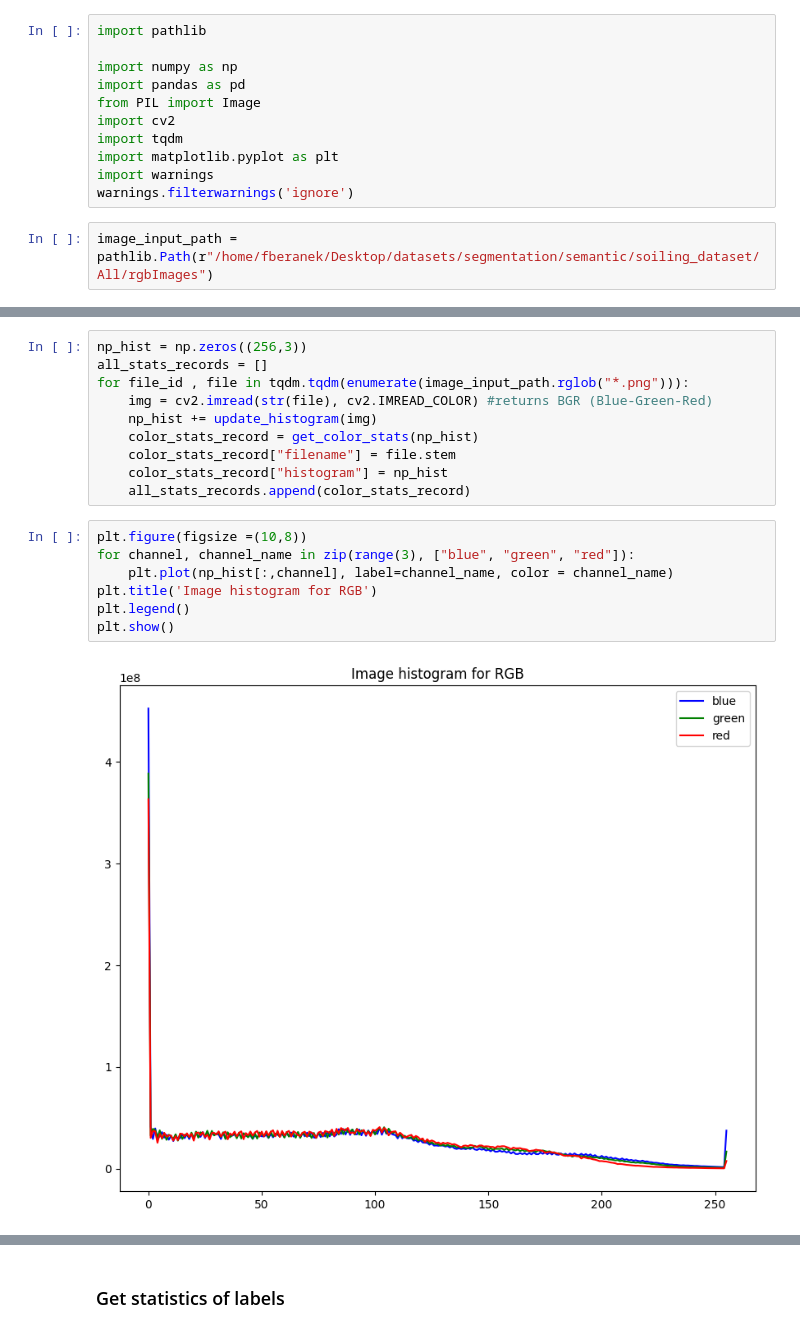
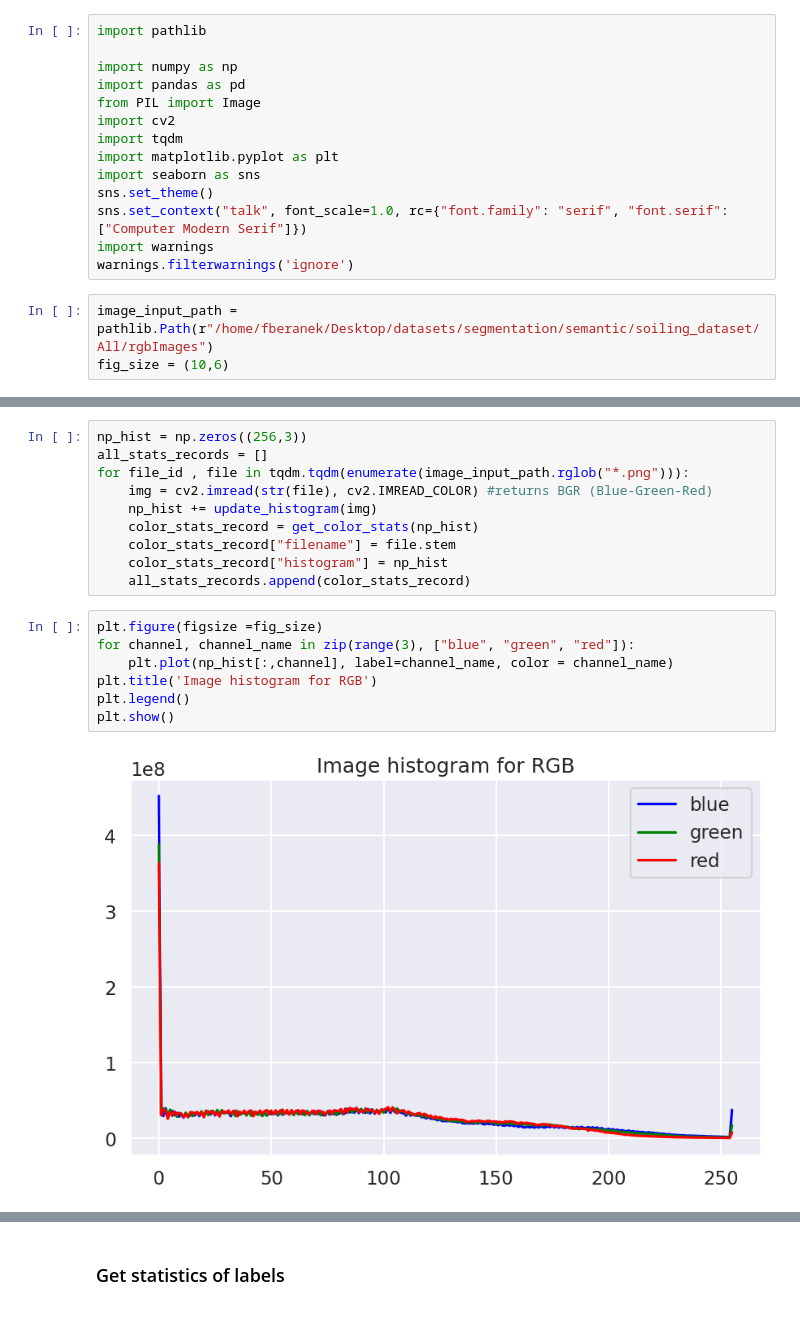
Before and after one commit to filipberanek/woodscape_revision, a Jupyter notebook: data_statistics/basic_statistics.ipynb, the cells around one changed output, grey strips where cells are left out. Saved outputs shown, nothing was run; the diff lists cells and outputs as text.

Commit message:
Update of graphs and adding csv of files filtration

```diff
--- a/data_statistics/basic_statistics.ipynb
+++ b/data_statistics/basic_statistics.ipynb
@@ -11,10 +11,14 @@ from PIL import Image
 import cv2
 import tqdm
 import matplotlib.pyplot as plt
+import seaborn as sns
+sns.set_theme()
+sns.set_context("talk", font_scale=1.0, rc={"font.family": "serif", "font.serif": ["Computer Modern Serif"]})
 import warnings
 warnings.filterwarnings('ignore')
 # %%
 image_input_path = pathlib.Path(r"/home/fberanek/Desktop/datasets/segmentation/semantic/soiling_dataset/All/rgbImages")
+fig_size = (10,6)
 # %% [markdown]
 ### Get histograms of images
 # %%
@@ -53,12 +57,12 @@ for file_id , file in tqdm.tqdm(enumerate(image_input_path.rglob("*.png"))):
     color_stats_record["histogram"] = np_hist
     all_stats_records.append(color_stats_record)
 # %%
-plt.figure(figsize =(10,8))
+plt.figure(figsize =fig_size)
 for channel, channel_name in zip(range(3), ["blue", "green", "red"]):
     plt.plot(np_hist[:,channel], label=channel_name, color = channel_name)
 plt.title('Image histogram for RGB')
 plt.legend()
 plt.show()
 # %% [output]
-[figure, old version]
+[figure, new version]
 # %%
```
Also changed, not shown: parts of 13 cells of this notebook, 1 other file.
